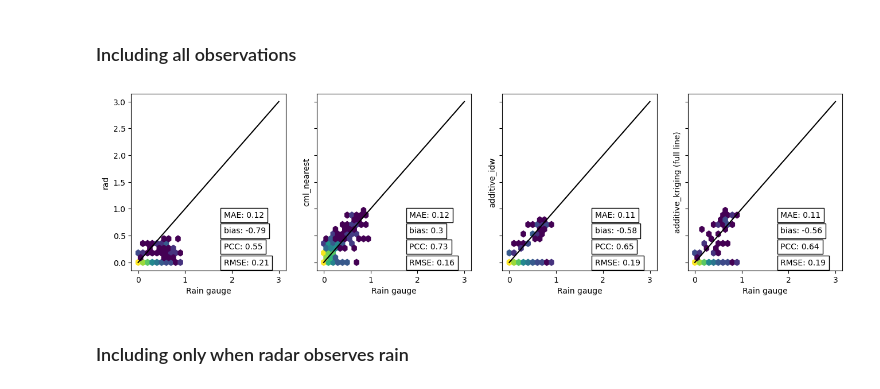
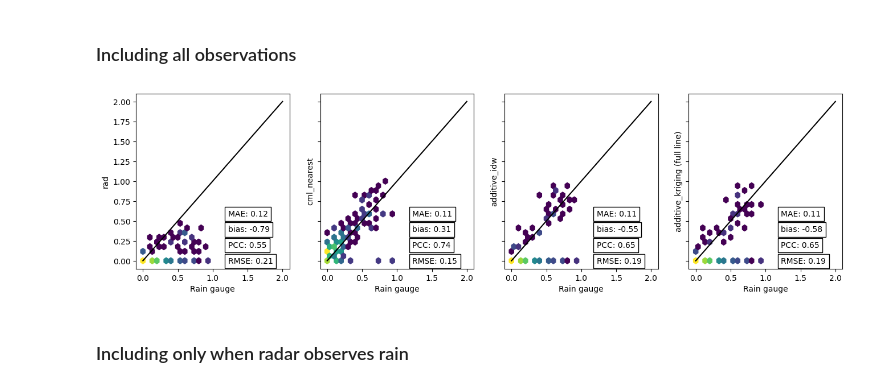
Before and after one commit to OpenSenseAction/mergeplg, a Jupyter notebook: docs/notebooks/openMRG_case.ipynb, the cells around one changed output. Cells and saved outputs as stored; diff of their text form; code cells hidden in the pictures.

```diff
--- a/docs/notebooks/openMRG_case.ipynb
+++ b/docs/notebooks/openMRG_case.ipynb
@@ -226,7 +215,7 @@ for t, time in enumerate(ds_cmls.time.data):
         ds_cmls.R_diff.isel(time=t),
         ds_rad_proj.rainfall_amount.isel(time=t),
         where_rad=True,  # skip cells where the radar does not observe anything
-        min_obs=5,  # minimum number of observations needed to perform adjustment
+        min_obs=min_obs,  # minimum number of observations needed to perform adjustment
     )
 
     # add the time coordinate
@@ -249,7 +238,7 @@ ds_cmls["R_diff"] = xr.where(
 # %%
 T = 0  # Number of neighbouring timesteps to include
 drop_zero = True
-min_obs = 10  # minimum number of observations required to calculate variogram
+min_obs = min_obs  # minimum number of observations required to calculate variogram
 
 # Calculate CML midpoint
 x_ = ((ds_cmls.site_0_x + ds_cmls.site_1_x) / 2).data
@@ -286,13 +275,26 @@ for time_mid in range(ds_cmls.time.size):
 
     # Estimate variogram if enough observations
     if x.size >= min_obs:
+        # coord = np.hstack([x.reshape(-1, 1), y.reshape(-1, 1)])
+        # V1 = skg.Variogram(
+        #     coord,
+        #     values,
+        #     normalize=False,
+        #     n_lags=8,
+        #     use_nugget=True,
+        #     model='exponential'
+        # )
+
         ok = pykrige.OrdinaryKriging(
             x,
             y,
             values,
             variogram_model="exponential",
+            # enable_plotting=True
         )
+
         sill, hr, nugget = ok.variogram_model_parameters
+        # hr, sill, nugget = np.array(V1.parameters).ravel()
 
         kriging_param[ds_cmls.time.data[time_mid]] = [sill, hr, nugget]
 
@@ -419,7 +421,7 @@ for t, time in enumerate(ds_cmls.time.data):
             x0,  # CML geometry
             variogram,  # Variogram
             where_rad=True,  # Interpolate where radar has observations
-            min_obs=5,  # Number of observations needed for interpolation
+            min_obs=min_obs,  # Number of observations needed for interpolation
         )
 
         # add the time coordinate
@@ -452,7 +454,7 @@ cmap_rain = LinearSegmentedColormap.from_list("mycmap", cmap_colors)
 # %%
 vmax = 2
 vmin = 0
-for time in ds_cmls.sel(time=slice(start, end)).time:
+for time in ds_cmls.isel(time=slice(0, 5)).time:
     print(time.data)
     fig, ax = plt.subplots(1, 4, figsize=(12, 6), sharey=True)
     ax[0].pcolormesh(
@@ -610,7 +609,7 @@ ground = np.array(ground).ravel()
 # %% [markdown]
 ### Including all observations
 # %%
-extent = [0, 3, 0, 3]
+extent = [0, 2, 0, 2]
 gridsize = 30
 
 names = ["rad", "cml_nearest", "additive_idw", "additive_kriging (full line)"]
@@ -634,34 +633,34 @@ for i, tar in enumerate(model):
         0.12,
         "PCC: " + str(round(np.corrcoef(ground[keep], tar[keep])[0, 1], 2)),
         bbox={"facecolor": "white", "edgecolor": "black"},
         transform=ax[i].transAxes,
     )
     ax[i].text(
         0.6,
         0.21,
         "bias: "
         + str(round(np.mean(tar[keep] - ground[keep]) / np.mean(ground[keep]), 2)),
         bbox={"facecolor": "white", "edgecolor": "black"},
         transform=ax[i].transAxes,
     )
     ax[i].text(
         0.6,
         0.3,
         "MAE: " + str(round(np.mean(np.abs(tar[keep] - ground[keep])), 2)),
         bbox={"facecolor": "white", "edgecolor": "black"},
         transform=ax[i].transAxes,
     )
     # r2_score from sklrarn, not supported in mergeplg
     # ax[i].text(0.6, 0.39, 'R2: ' + str(round(r2_score(ground[keep], tar[keep]), 2)),
     #                bbox=dict(facecolor='white', edgecolor='black'),
     #                transform=ax[i].transAxes
     #               )
 
     ax[i].set_xlabel("Rain gauge")
     ax[i].set_ylabel(names[i])
     ax[i].plot([extent[0], extent[1]], [extent[2], extent[3]], "black")
 # %% [output]
-[figure, old version]
+[figure, new version]
 # %% [markdown]
 ### Including only when radar observes rain
 # %%
```
Also changed, not shown: parts of 10 cells of this notebook.
